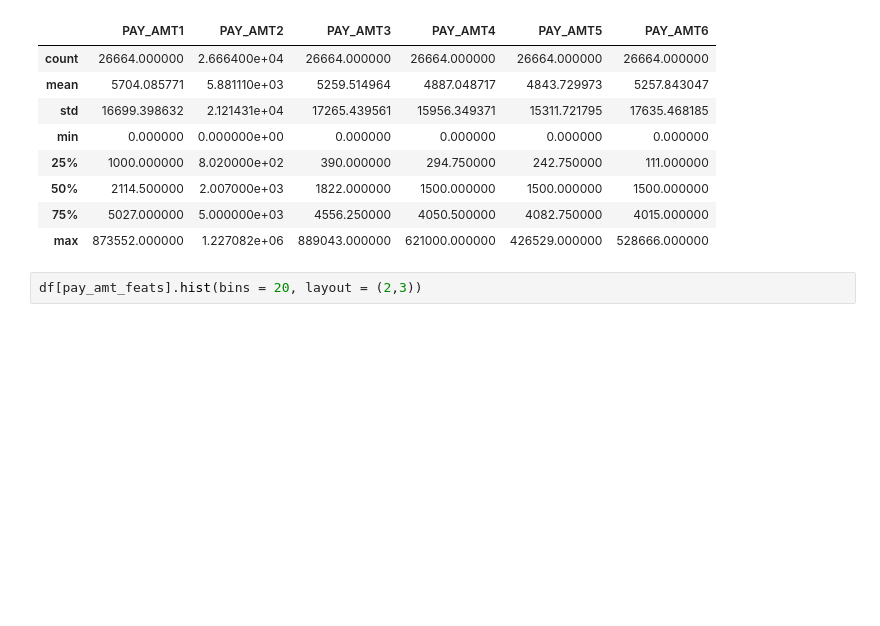
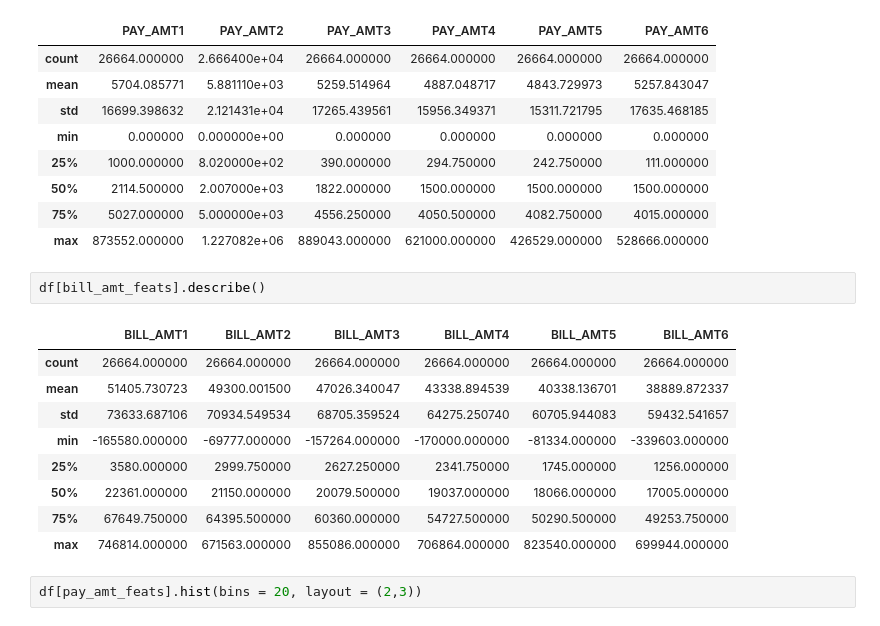
Before and after one commit to nikhilnjha/DS_Projects_with_Python, a Jupyter notebook: analysis.ipynb, the cells around one changed output. Drawn from its saved outputs; the diff is of its cells as text; blank space fills up the shorter version.

```diff
--- a/analysis.ipynb
+++ b/analysis.ipynb
@@ -546,6 +548,18 @@ df[pay_amt_feats].describe()
 | 50% | 2114.500000 | 2.007000e+03 | 1822.000000 | 1500.000000 | 1500.000000 | 1500.000000 |
 | 75% | 5027.000000 | 5.000000e+03 | 4556.250000 | 4050.500000 | 4082.750000 | 4015.000000 |
 | max | 873552.000000 | 1.227082e+06 | 889043.000000 | 621000.000000 | 426529.000000 | 528666.000000 |
+# %%
+df[bill_amt_feats].describe()
+# %% [output]
+|  | BILL_AMT1 | BILL_AMT2 | BILL_AMT3 | BILL_AMT4 | BILL_AMT5 | BILL_AMT6 |
+| count | 26664.000000 | 26664.000000 | 26664.000000 | 26664.000000 | 26664.000000 | 26664.000000 |
+| mean | 51405.730723 | 49300.001500 | 47026.340047 | 43338.894539 | 40338.136701 | 38889.872337 |
+| std | 73633.687106 | 70934.549534 | 68705.359524 | 64275.250740 | 60705.944083 | 59432.541657 |
+| min | -165580.000000 | -69777.000000 | -157264.000000 | -170000.000000 | -81334.000000 | -339603.000000 |
+| 25% | 3580.000000 | 2999.750000 | 2627.250000 | 2341.750000 | 1745.000000 | 1256.000000 |
+| 50% | 22361.000000 | 21150.000000 | 20079.500000 | 19037.000000 | 18066.000000 | 17005.000000 |
+| 75% | 67649.750000 | 64395.500000 | 60360.000000 | 54727.500000 | 50290.500000 | 49253.750000 |
+| max | 746814.000000 | 671563.000000 | 855086.000000 | 706864.000000 | 823540.000000 | 699944.000000 |
 # %%
 df[pay_amt_feats].hist(bins = 20, layout = (2,3))
 # %% [output]
```
Also changed, not shown: parts of 5 cells of this notebook.
